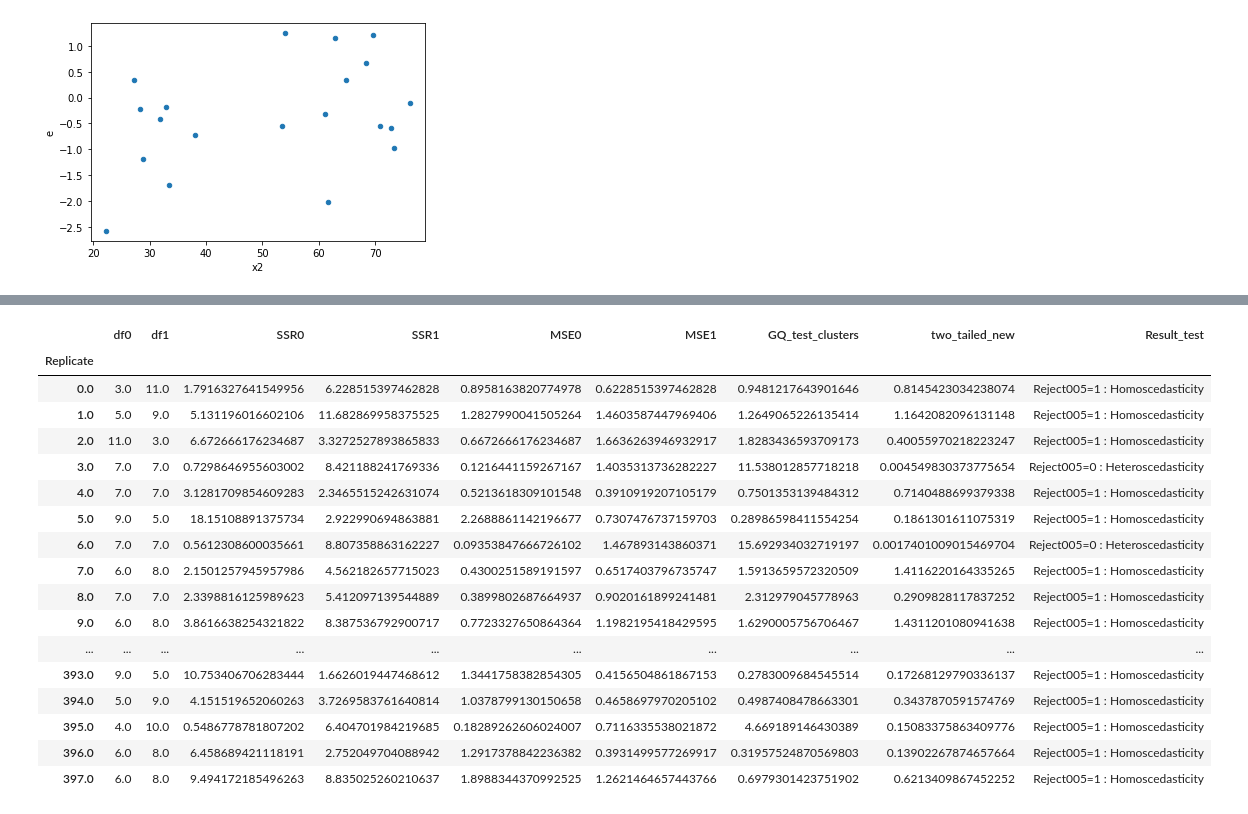
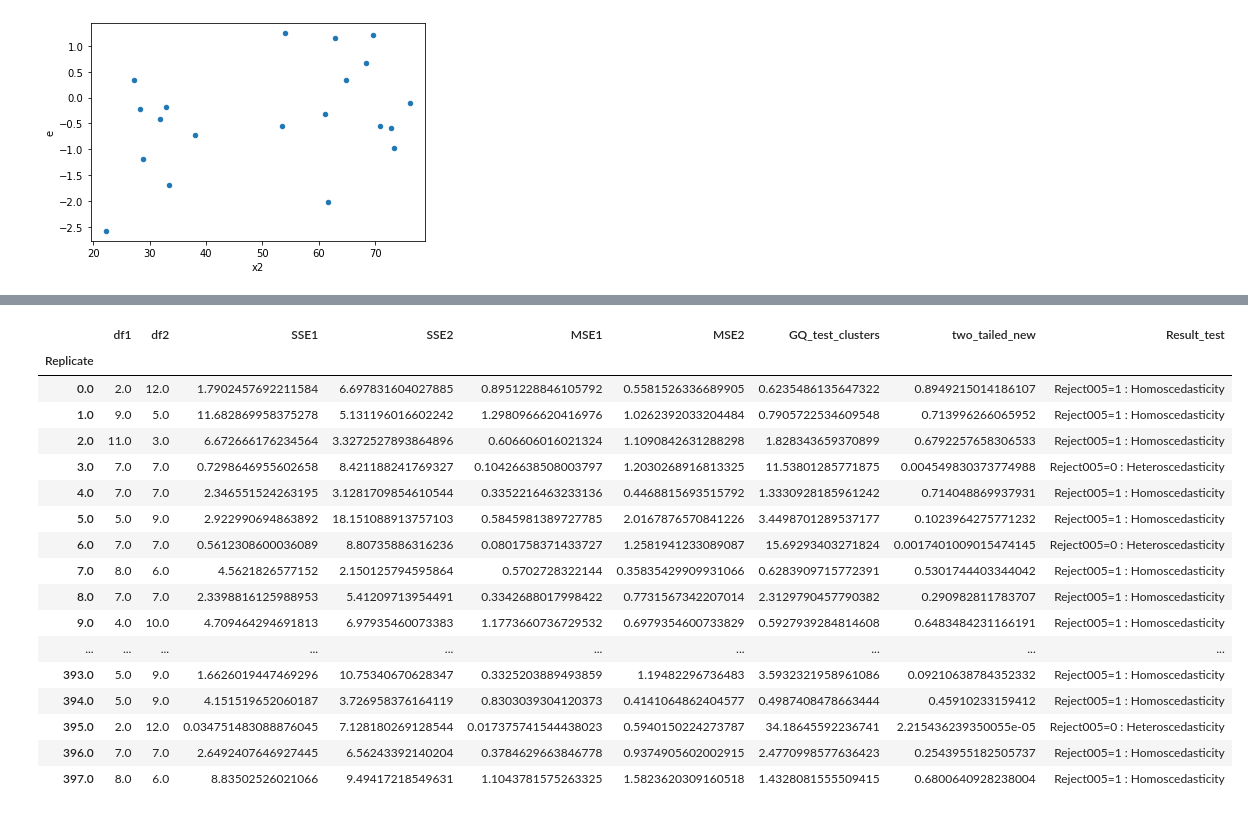
Before and after one commit to iam-fern/Generate_addition, a Jupyter notebook: GQtest_cluster_data_add_delta_(0)_n20_05.ipynb, the cells around one changed output, grey strips where cells are left out. Cells and saved outputs as stored; diff of their text form; code cells hidden in the pictures.

```diff
--- a/GQtest_cluster_data_add_delta_(0)_n20_05.ipynb
+++ b/GQtest_cluster_data_add_delta_(0)_n20_05.ipynb
@@ -285,39 +285,39 @@ result.astype(str)
 # %%
 # สร้างตารางผลลัพธ์
 alpha = 0.05
 pd.set_option('display.max_rows', 1000)
 pd.set_option('display.max_columns', 1000)
 pd.set_option('display.width', 1000)
-result=pd.DataFrame({"Replicate":list_replicate, "df0":list_df0, "df1":list_df1, "SSR0":list_SSR0,
-                     "SSR1":list_SSR1, "MSE0":list_MSE0, "MSE1":list_MSE1,
-                     "GQ_test_clusters":list_GQ_test_clusters, "two_tailed":list_two_tailed, "greater":list_p_greater})
+result=pd.DataFrame({"Replicate":list_replicate, "df1":list_df1, "df2":list_df2, "SSE1":list_SSE1,
+                     "SSE2":list_SSE2, "MSE1":list_MSE1, "MSE2":list_MSE2,
+                     "GQ_test_clusters":list_GQ_test_clusters, "two_tailed":list_two_tailed, "greater":list_p_greater, "less":list_p_less})
 result.set_index(['Replicate'], inplace=True)
 
-result['two_tailed_new']=result[["two_tailed","greater"]].apply(lambda value: value[0] if value[0]<0.5 else 2*value[1], axis=1)
+result['two_tailed_new']=result[["two_tailed","greater","less"]].apply(lambda value: value[0] if value[0]<0.5 else (2*value[1] if value[1]<0.5 else 2*value[2]) , axis=1)
 result["Result_test"]=result["two_tailed_new"].apply(lambda p_value: 'Reject005=0 : Heteroscedasticity'
-                                                                  if p_value < alpha else 'Reject005=1 : Homoscedasticity')
+                                                     if p_value < alpha else 'Reject005=1 : Homoscedasticity')
 #two_tailed_new_show=two_tailed_new.drop(columns="greater")
-result_show=result.drop(columns=["two_tailed", "greater"])
+result_show=result.drop(columns=["two_tailed", "greater", "less"])
 result_show.astype(str)
 # %% [output]
-|  | df0 | df1 | SSR0 | SSR1 | MSE0 | MSE1 | GQ_test_clusters | two_tailed_new | Result_test |
+|  | df1 | df2 | SSE1 | SSE2 | MSE1 | MSE2 | GQ_test_clusters | two_tailed_new | Result_test |
 | Replicate |  |  |  |  |  |  |  |  |  |
-| 0.0 | 3.0 | 11.0 | 1.7916327641549956 | 6.228515397462828 | 0.8958163820774978 | 0.6228515397462828 | 0.9481217643901646 | 0.8145423034238074 | Reject005=1 : Homoscedasticity |
-| 1.0 | 5.0 | 9.0 | 5.131196016602106 | 11.682869958375525 | 1.2827990041505264 | 1.4603587447969406 | 1.2649065226135414 | 1.1642082096131148 | Reject005=1 : Homoscedasticity |
-| 2.0 | 11.0 | 3.0 | 6.672666176234687 | 3.3272527893865833 | 0.6672666176234687 | 1.6636263946932917 | 1.8283436593709173 | 0.40055970218223247 | Reject005=1 : Homoscedasticity |
-| 3.0 | 7.0 | 7.0 | 0.7298646955603002 | 8.421188241769336 | 0.1216441159267167 | 1.4035313736282227 | 11.538012857718218 | 0.004549830373775654 | Reject005=0 : Heteroscedasticity |
-| 4.0 | 7.0 | 7.0 | 3.1281709854609283 | 2.3465515242631074 | 0.5213618309101548 | 0.3910919207105179 | 0.7501353139484312 | 0.7140488699379338 | Reject005=1 : Homoscedasticity |
-| 5.0 | 9.0 | 5.0 | 18.15108891375734 | 2.922990694863881 | 2.2688861142196677 | 0.7307476737159703 | 0.28986598411554254 | 0.1861301611075319 | Reject005=1 : Homoscedasticity |
-| 6.0 | 7.0 | 7.0 | 0.5612308600035661 | 8.807358863162227 | 0.09353847666726102 | 1.467893143860371 | 15.692934032719197 | 0.0017401009015469704 | Reject005=0 : Heteroscedasticity |
-| 7.0 | 6.0 | 8.0 | 2.1501257945957986 | 4.562182657715023 | 0.4300251589191597 | 0.6517403796735747 | 1.5913659572320509 | 1.4116220164335265 | Reject005=1 : Homoscedasticity |
-| 8.0 | 7.0 | 7.0 | 2.3398816125989623 | 5.412097139544889 | 0.3899802687664937 | 0.9020161899241481 | 2.312979045778963 | 0.2909828117837252 | Reject005=1 : Homoscedasticity |
-| 9.0 | 6.0 | 8.0 | 3.8616638254321822 | 8.387536792900717 | 0.7723327650864364 | 1.1982195418429595 | 1.6290005756706467 | 1.4311201080941638 | Reject005=1 : Homoscedasticity |
+| 0.0 | 2.0 | 12.0 | 1.7902457692211584 | 6.697831604027885 | 0.8951228846105792 | 0.5581526336689905 | 0.6235486135647322 | 0.8949215014186107 | Reject005=1 : Homoscedasticity |
+| 1.0 | 9.0 | 5.0 | 11.682869958375278 | 5.131196016602242 | 1.2980966620416976 | 1.0262392033204484 | 0.7905722534609548 | 0.713996266065952 | Reject005=1 : Homoscedasticity |
+| 2.0 | 11.0 | 3.0 | 6.672666176234564 | 3.3272527893864896 | 0.606606016021324 | 1.1090842631288298 | 1.828343659370899 | 0.6792257658306533 | Reject005=1 : Homoscedasticity |
+| 3.0 | 7.0 | 7.0 | 0.7298646955602658 | 8.421188241769327 | 0.10426638508003797 | 1.2030268916813325 | 11.53801285771875 | 0.004549830373774988 | Reject005=0 : Heteroscedasticity |
+| 4.0 | 7.0 | 7.0 | 2.346551524263195 | 3.1281709854610544 | 0.3352216463233136 | 0.4468815693515792 | 1.3330928185961242 | 0.714048869937931 | Reject005=1 : Homoscedasticity |
+| 5.0 | 5.0 | 9.0 | 2.922990694863892 | 18.151088913757103 | 0.5845981389727785 | 2.0167876570841226 | 3.4498701289537177 | 0.1023964275771232 | Reject005=1 : Homoscedasticity |
+| 6.0 | 7.0 | 7.0 | 0.5612308600036089 | 8.80735886316236 | 0.0801758371433727 | 1.2581941233089087 | 15.69293403271824 | 0.0017401009015474145 | Reject005=0 : Heteroscedasticity |
+| 7.0 | 8.0 | 6.0 | 4.5621826577152 | 2.150125794595864 | 0.5702728322144 | 0.35835429909931066 | 0.6283909715772391 | 0.5301744403344042 | Reject005=1 : Homoscedasticity |
+| 8.0 | 7.0 | 7.0 | 2.3398816125988953 | 5.41209713954491 | 0.3342688017998422 | 0.7731567342207014 | 2.3129790457790382 | 0.290982811783707 | Reject005=1 : Homoscedasticity |
+| 9.0 | 4.0 | 10.0 | 4.709464294691813 | 6.97935460073383 | 1.1773660736729532 | 0.6979354600733829 | 0.5927939284814608 | 0.6483484231166191 | Reject005=1 : Homoscedasticity |
 | ... | ... | ... | ... | ... | ... | ... | ... | ... | ... |
-| 393.0 | 9.0 | 5.0 | 10.753406706283444 | 1.6626019447468612 | 1.3441758382854305 | 0.4156504861867153 | 0.2783009684545514 | 0.17268129790336137 | Reject005=1 : Homoscedasticity |
-| 394.0 | 5.0 | 9.0 | 4.151519652060263 | 3.7269583761640814 | 1.0378799130150658 | 0.4658697970205102 | 0.4987408478663301 | 0.3437870591574769 | Reject005=1 : Homoscedasticity |
-| 395.0 | 4.0 | 10.0 | 0.5486778781807202 | 6.404701984219685 | 0.18289262606024007 | 0.7116335538021872 | 4.669189146430389 | 0.15083375863409776 | Reject005=1 : Homoscedasticity |
-| 396.0 | 6.0 | 8.0 | 6.458689421118191 | 2.752049704088942 | 1.2917378842236382 | 0.3931499577269917 | 0.31957524870569803 | 0.13902267874657664 | Reject005=1 : Homoscedasticity |
-| 397.0 | 6.0 | 8.0 | 9.494172185496263 | 8.835025260210637 | 1.8988344370992525 | 1.2621464657443766 | 0.6979301423751902 | 0.6213409867452252 | Reject005=1 : Homoscedasticity |
+| 393.0 | 5.0 | 9.0 | 1.6626019447469296 | 10.75340670628347 | 0.3325203889493859 | 1.19482296736483 | 3.5932321958961086 | 0.09210638784352332 | Reject005=1 : Homoscedasticity |
+| 394.0 | 5.0 | 9.0 | 4.151519652060187 | 3.726958376164119 | 0.8303039304120373 | 0.4141064862404577 | 0.4987408478663444 | 0.45910233159412 | Reject005=1 : Homoscedasticity |
+| 395.0 | 2.0 | 12.0 | 0.034751483088876045 | 7.128180269128544 | 0.017375741544438023 | 0.5940150224273787 | 34.18645592236741 | 2.215436239350055e-05 | Reject005=0 : Heteroscedasticity |
+| 396.0 | 7.0 | 7.0 | 2.6492407646927445 | 6.56243392140204 | 0.3784629663846778 | 0.9374905602002915 | 2.4770998577636423 | 0.2543955182505737 | Reject005=1 : Homoscedasticity |
+| 397.0 | 8.0 | 6.0 | 8.83502526021066 | 9.49417218549631 | 1.1043781575263325 | 1.5823620309160518 | 1.4328081555509415 | 0.6800640928238004 | Reject005=1 : Homoscedasticity |
 # %%
 result_show['Result_test'].value_counts()
 # %% [output]
```
Also changed, not shown: parts of 4 cells of this notebook.
